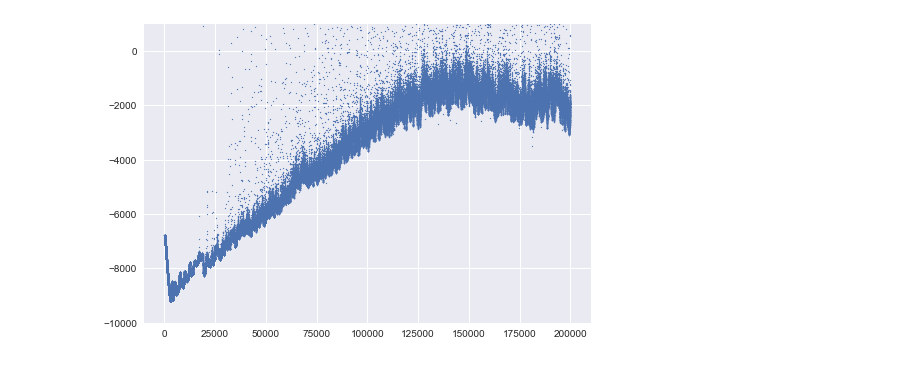
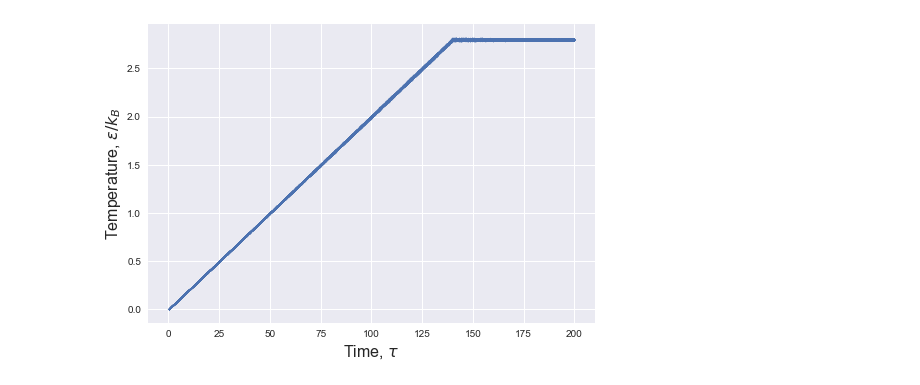
Before and after one commit to AlbertFarkhutdinov/molecular_dynamics, a Jupyter notebook: plots.ipynb, the cells around one changed output. Saved outputs shown, nothing was run; the diff lists cells and outputs as text; code cells hidden in the pictures.

```diff
--- a/plots.ipynb
+++ b/plots.ipynb
@@ -65,9 +38,12 @@ plt.ylim(bottom=-10000, top=-5000);
-# %%
-plt.scatter(
-    system_parameters.index,
-    system_parameters['total_energy'],
-    s=1,
-);
-plt.ylim(bottom=-10000, top=1000);
-# %% [output]
-[figure, removed]
+# %%
+times = (system_parameters.index + 1) * 0.005
+# %%
+plt.scatter(
+    times,
+    system_parameters['temperature'],
+    s=1,
+);
+plt.xlabel(r'Time, $\tau$', fontsize=16);
+plt.ylabel(r'Temperature, $\epsilon / k_B$', fontsize=16);
+# %% [output]
+[figure, added]
```
Also changed, not shown: parts of 11 cells of this notebook, 4 other files.
